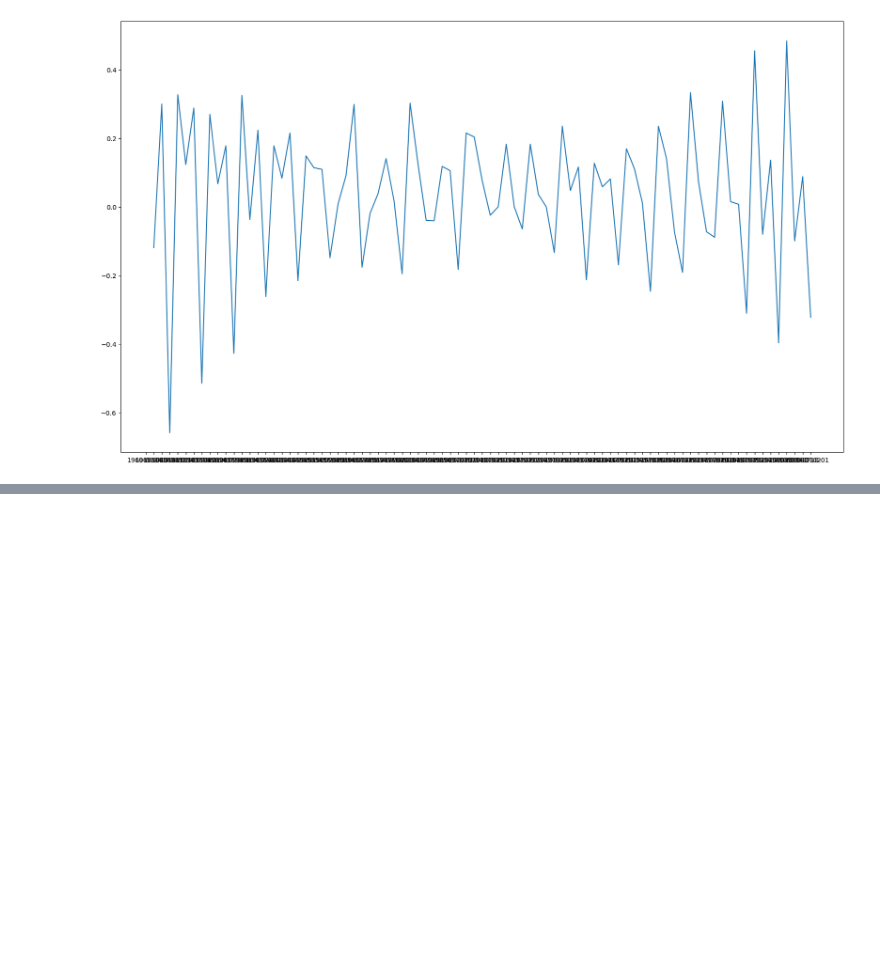
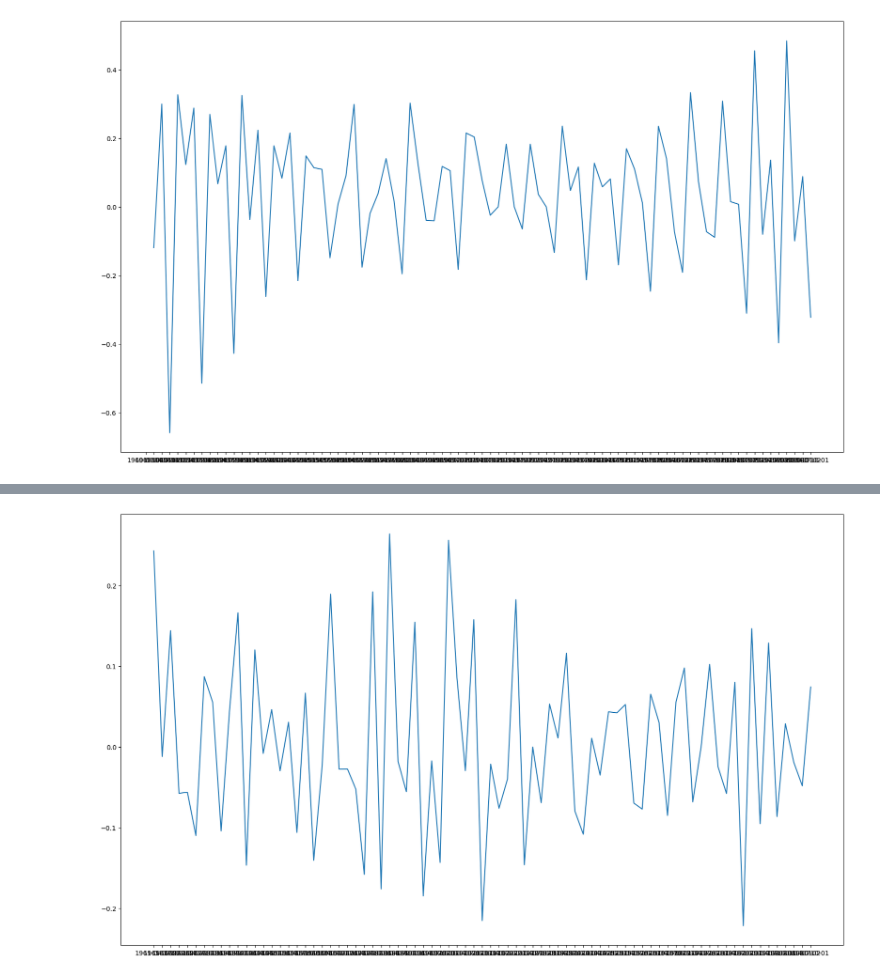
Before and after one commit to najibifar/Data_Analysis, a Jupyter notebook: Modling/Classification/TimeSeries001.ipynb, the cells around one changed output, grey strips where cells are left out. Cells and saved outputs as stored; diff of their text form; code cells hidden in the pictures; blank space fills up the shorter version.

```diff
--- a/Modling/Classification/TimeSeries001.ipynb
+++ b/Modling/Classification/TimeSeries001.ipynb
@@ -74,4 +74,5 @@ plt.show()
 # %% [output]
 [figure]
 # %%
-data =
+data = data.drop(data.index[0])
+adfuller(data['data'])
@@ -77,0 +88,2 @@ data =
+# %%
+data['data'] = data['data'].diff(4)
@@ -77,0 +106,3 @@ data =
+# %%
+data = data.drop([1, 2, 3, 4], axis=0)
+adfuller(data['data'])
@@ -77,0 +118,6 @@ data =
+# %%
+plt.figure(figsize=(20, 12))
+plt.plot(data['date'], data['data'])
+plt.show()
+# %% [output]
+[figure, added]
```
Also changed, not shown: parts of 11 cells of this notebook.
